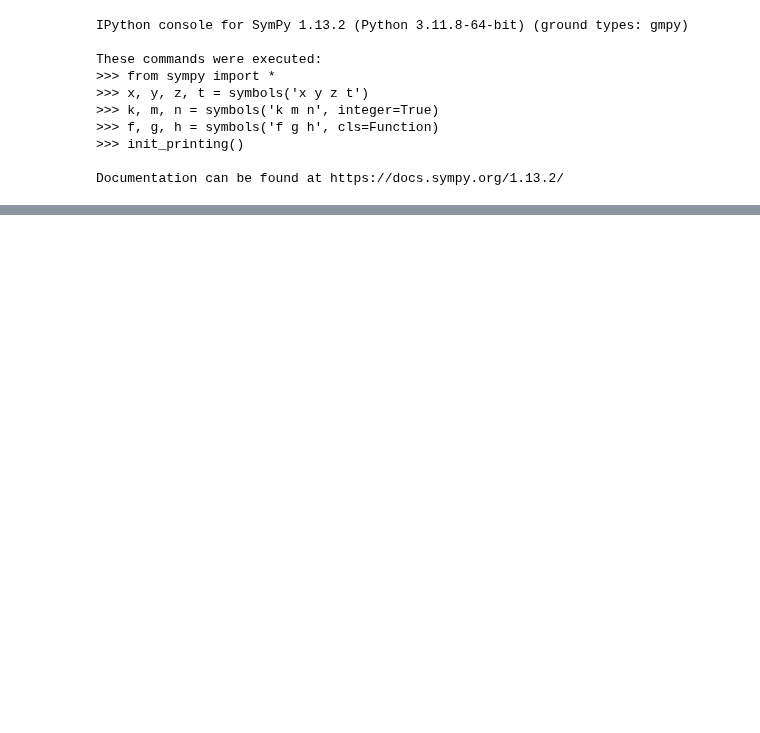
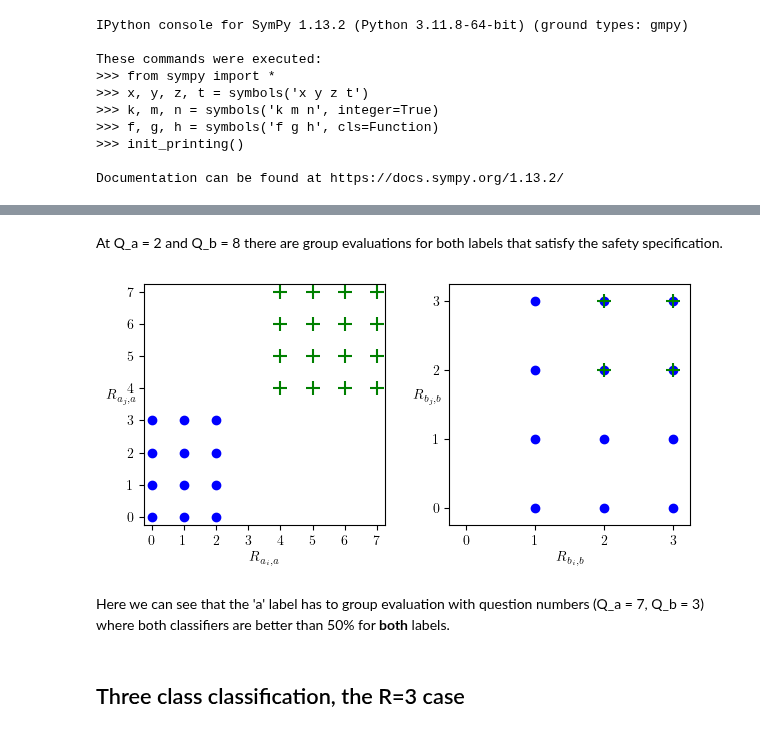
Before and after one commit to andrescorrada/IntroductionToAlgebraicEvaluation, a Jupyter notebook: python/docs/source/notebooks/LogicalAlarmsMisalignedClassifiers.ipynb, the cells around one changed output, grey strips where cells are left out. Drawn from its saved outputs; the diff is of its cells as text; code cells hidden in the pictures; blank space fills up the shorter version.

```diff
--- a/python/docs/source/notebooks/LogicalAlarmsMisalignedClassifiers.ipynb
+++ b/python/docs/source/notebooks/LogicalAlarmsMisalignedClassifiers.ipynb
@@ -22,0 +81,11 @@ Documentation can be found at https://docs.sympy.org/1.13.2/
+# %% [markdown]
+At Q_a = 2 and Q_b = 8 there are group evaluations for both labels that satisfy the safety specification.
+# %%
+# The question numbers that has group evaluations that DO NOT satisfy the safety specification
+ntqr.plots.plot_pair_logical_alarm_at_qs(labels, ['i','j'], (7,3),[(2,8),(3,7)], plt=plt)
+# %% [output]
+[figure, added]
+# %% [markdown]
+Here we can see that the 'a' label has to group evaluation with question numbers (Q_a = 7, Q_b = 3) where both classifiers are better than 50% for **both** labels.
+# %% [markdown]
+## Three class classification, the R=3 case
```
Also changed, not shown: parts of 16 cells of this notebook, 1 other file.
